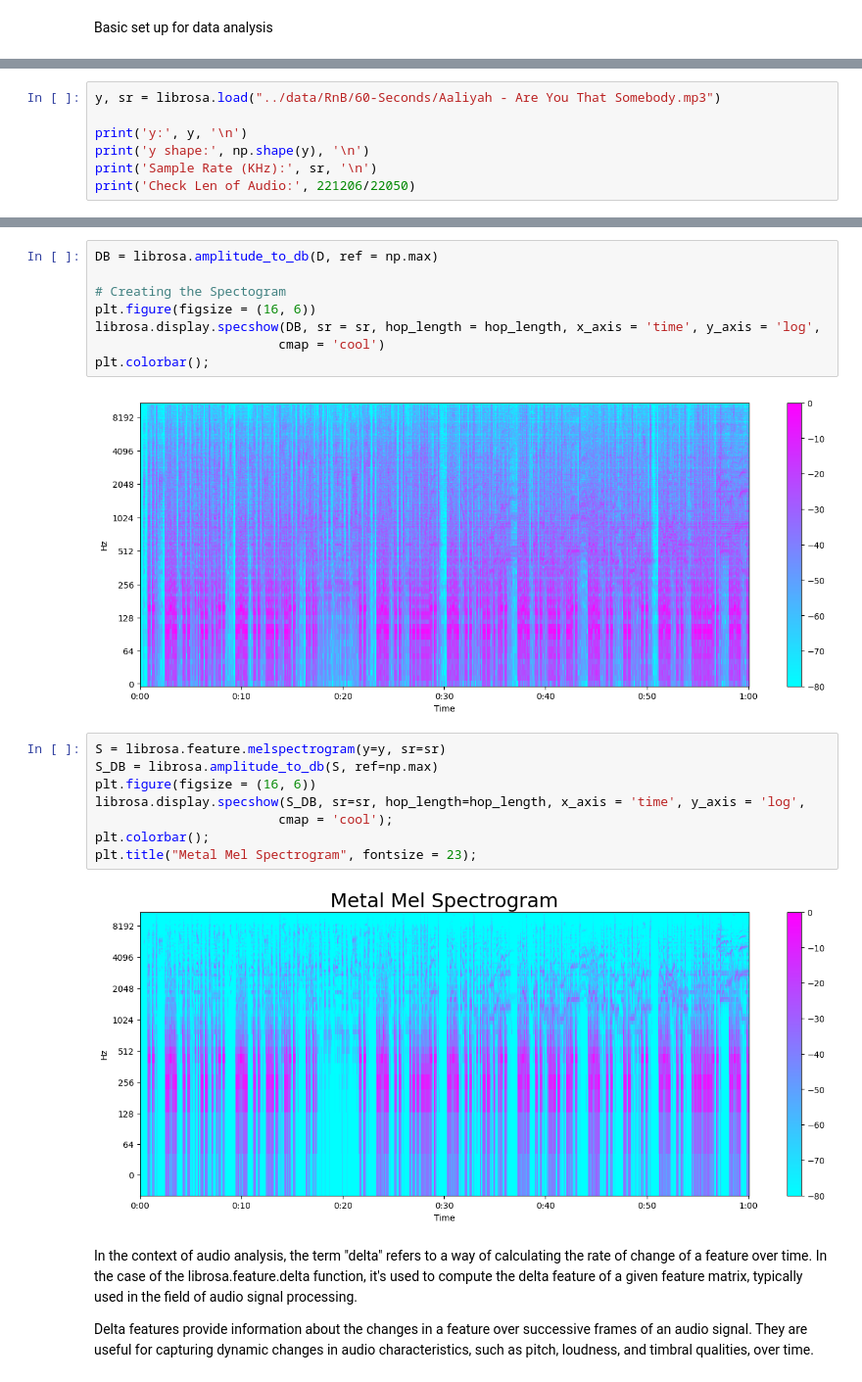
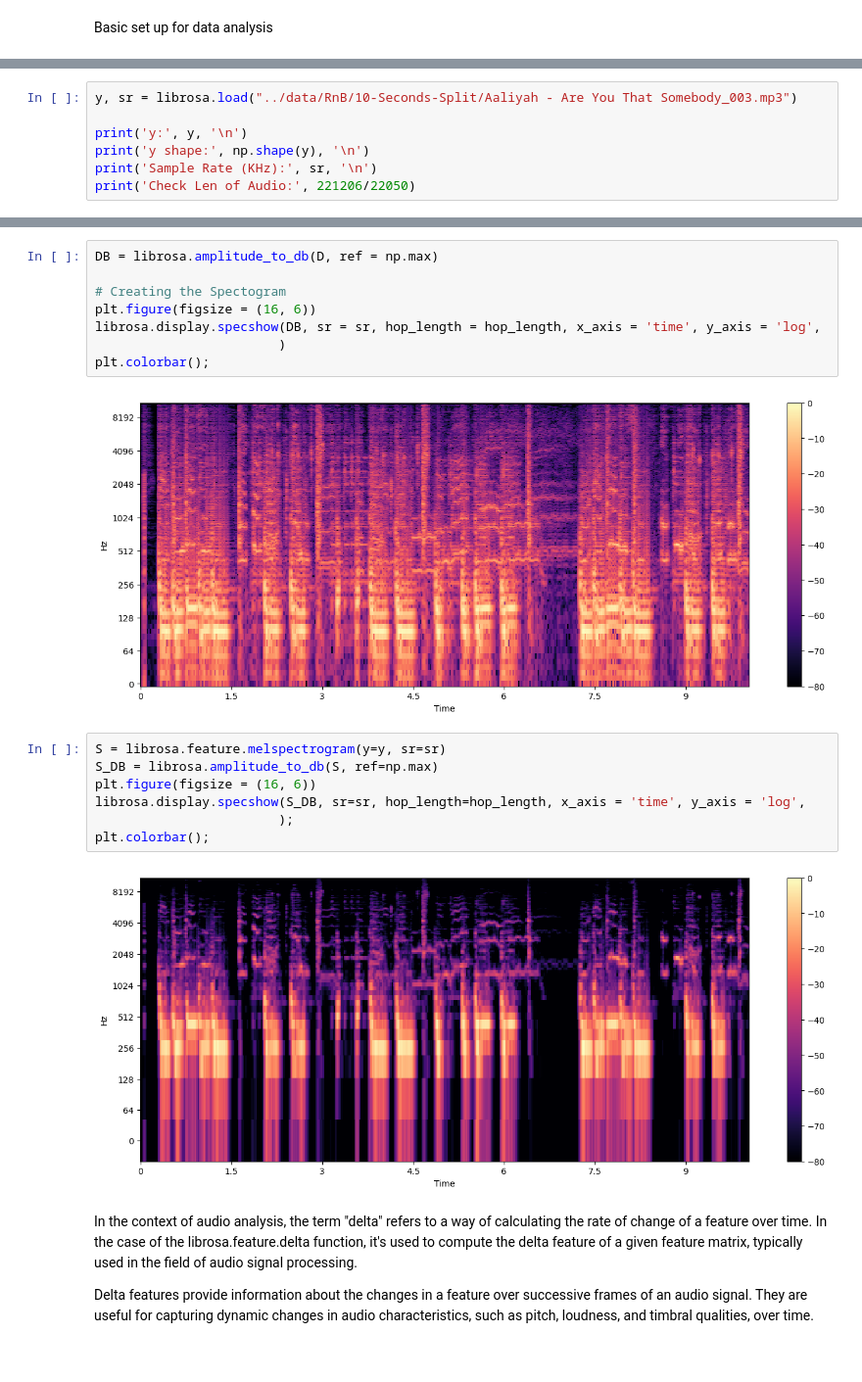
Before and after one commit to JordanKisa/Music-Genre-Classification, a Jupyter notebook: notebooks/librosa-playground.ipynb, the cells around one changed output, grey strips where cells are left out. Shown at 98% size. Saved outputs shown, nothing was run; the diff lists cells and outputs as text.

```diff
--- a/notebooks/librosa-playground.ipynb
+++ b/notebooks/librosa-playground.ipynb
@@ -17,5 +17,5 @@ print(list(os.listdir('../data')))
 # %%
-y, sr = librosa.load("../data/RnB/60-Seconds/Aaliyah - Are You That Somebody.mp3")
+y, sr = librosa.load("../data/RnB/10-Seconds-Split/Aaliyah - Are You That Somebody_003.mp3")
 
 print('y:', y, '\n')
 print('y shape:', np.shape(y), '\n')
@@ -56,20 +56,19 @@ DB = librosa.amplitude_to_db(D, ref = np.max)
 # Creating the Spectogram
 plt.figure(figsize = (16, 6))
 librosa.display.specshow(DB, sr = sr, hop_length = hop_length, x_axis = 'time', y_axis = 'log',
-                        cmap = 'cool')
+                        )
 plt.colorbar();
 # %% [output]
-[figure, old version]
+[figure, new version]
 # %%
 S = librosa.feature.melspectrogram(y=y, sr=sr)
 S_DB = librosa.amplitude_to_db(S, ref=np.max)
 plt.figure(figsize = (16, 6))
 librosa.display.specshow(S_DB, sr=sr, hop_length=hop_length, x_axis = 'time', y_axis = 'log',
-                        cmap = 'cool');
+                        );
 plt.colorbar();
-plt.title("Metal Mel Spectrogram", fontsize = 23);
 # %% [output]
-[figure, old version]
+[figure, new version]
 # %% [markdown]
 
 In the context of audio analysis, the term "delta" refers to a way of calculating the rate of change of a feature over time. In the case of the librosa.feature.delta function, it's used to compute the delta feature of a given feature matrix, typically used in the field of audio signal processing.
```
Also changed, not shown: parts of 11 cells of this notebook, 31 other files.
